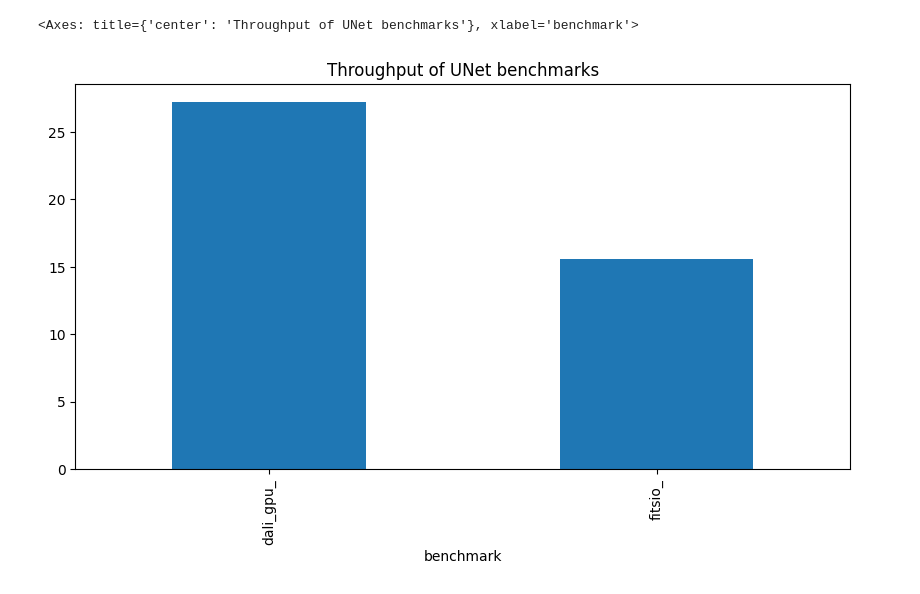
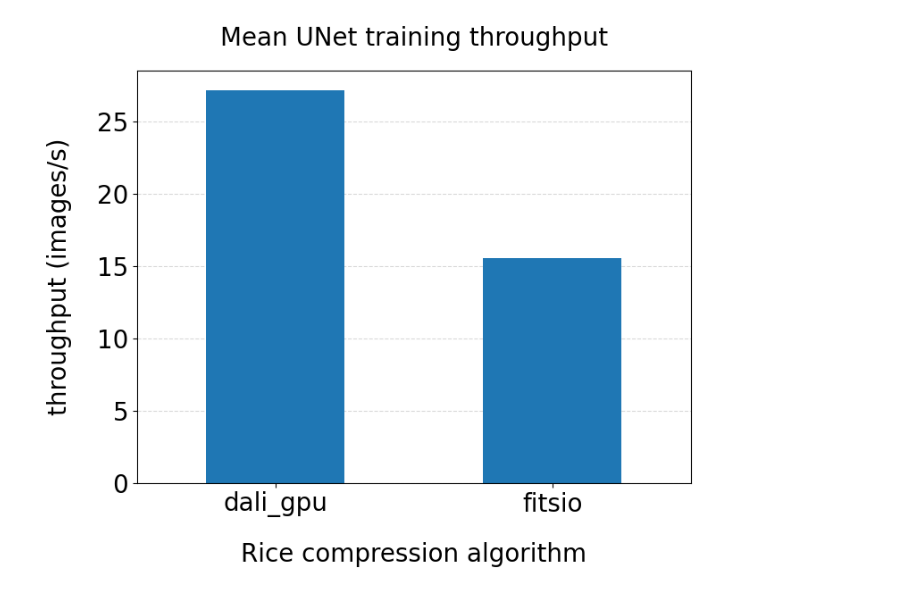
Before and after one commit to zpp-dali-2022/CHeSS, a Jupyter notebook: UNet/plot.ipynb, the cells around one changed output. Saved outputs shown, nothing was run; the diff lists cells and outputs as text; code cells hidden in the pictures.

Commit message:
plots

```diff
--- a/UNet/plot.ipynb
+++ b/UNet/plot.ipynb
@@ -1,16 +1,23 @@
 # %%
 
 import pandas as pd
 import matplotlib.pyplot as plt
 
 # Load CSV file into a DataFrame
 data = pd.read_csv('benchmark_results.csv')
 data['benchmark'] = data['benchmark'].str.replace('_benchmark$', '', regex=True)
-
-# Calculate the mean of the 'throughput' column
 means = data.groupby('benchmark')['throughput'].mean()
 
-means.plot(kind='bar', figsize=(10, 5), title='Throughput of UNet benchmarks')
+ax = means.plot.bar(
+    figsize=(8, 6), width =0.5, rot=0, title="Mean UNet training throughput",
+    zorder=2, fontsize=20,
+)
+ax.set_title(ax.get_title(), fontsize=20, pad=20)
+ax.set_xlabel('Rice compression algorithm', fontsize=20, labelpad=20)
+ax.set_ylabel('throughput (images/s)', fontsize=20, labelpad=20)
+ax.grid(axis='y', linestyle='--', color='gray', zorder=1, alpha=0.3)
+
+
+plt.savefig('training_throughput.png', dpi=300, bbox_inches='tight')
 # %% [output]
-<Axes: title={'center': 'Throughput of UNet benchmarks'}, xlabel='benchmark'>
-[figure, old version]
+[figure, new version]
```
Also changed, not shown: parts of 2 cells of this notebook, 1 other file.
